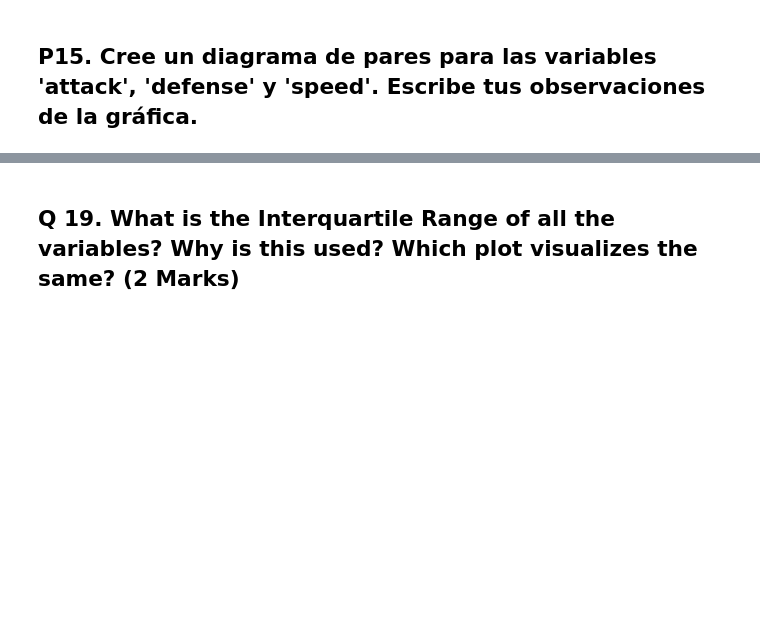
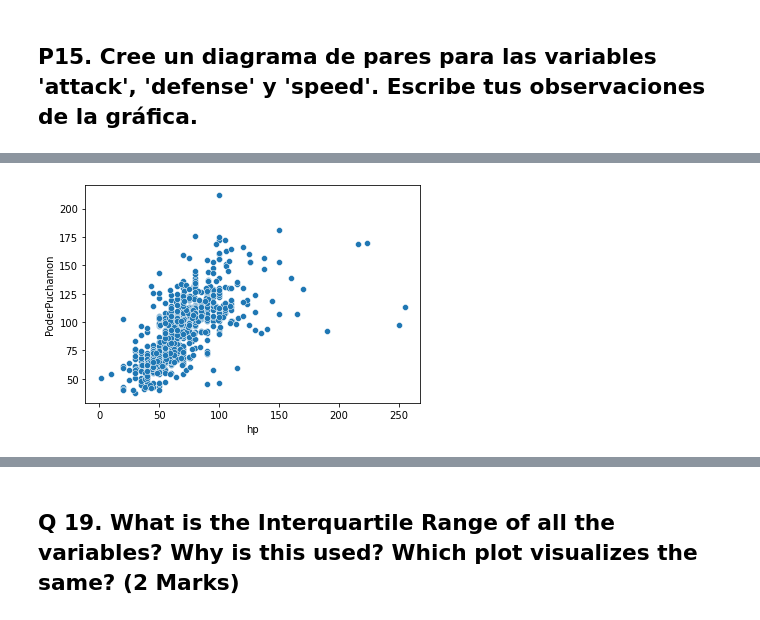
Before and after one commit to Calm-leon/proyecto-an-lisis-de-datos, a Jupyter notebook: Análisis_de_datos.ipynb, the cells around one changed output, grey strips where cells are left out. Cells and saved outputs as stored; diff of their text form; code cells hidden in the pictures; blank space fills up the shorter version.

```diff
--- a/Análisis_de_datos.ipynb
+++ b/Análisis_de_datos.ipynb
@@ -623,0 +601,5 @@ Yes, there are some outliers. More precisely: There are some outliers in the Age
+# %%
+sns.scatterplot(x='hp',y='PoderPuchamon', data=pokemon)
+plt.show()
+# %% [output]
+[figure, added]
```
Also changed, not shown: parts of 33 cells of this notebook.
